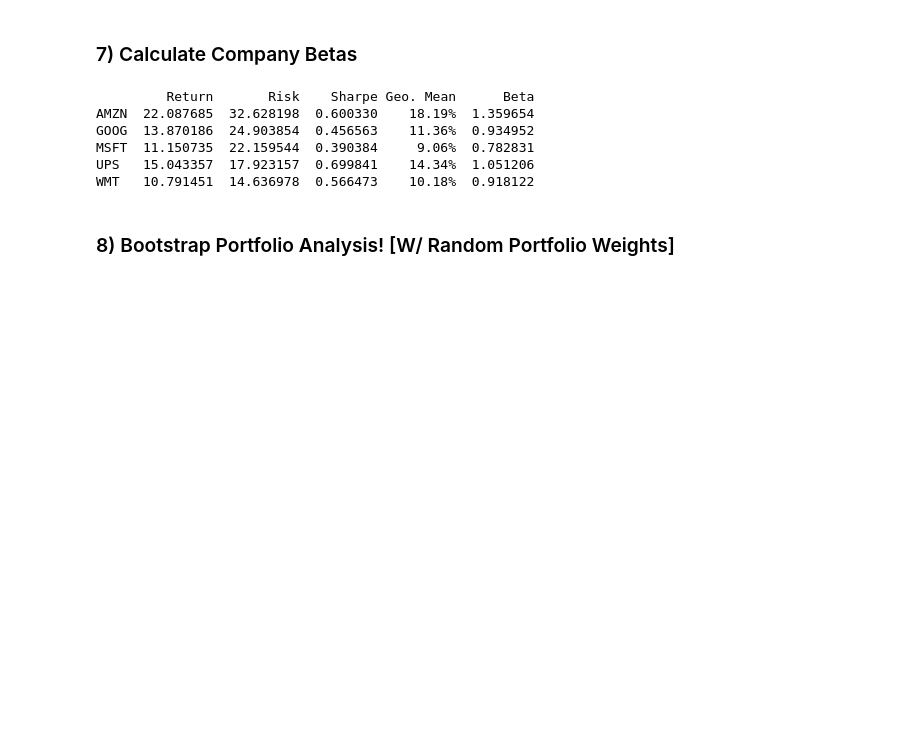
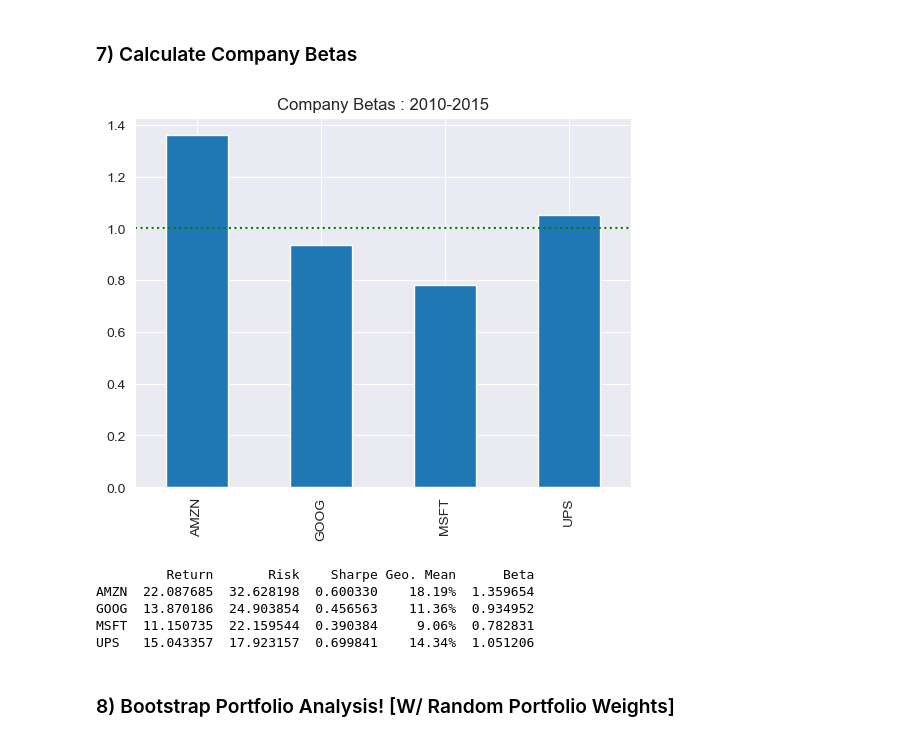
Before and after one commit to Charleybarden/PortfolioBuilder, a Jupyter notebook: ChatGPT Assignment.ipynb, the cells around one changed output. Cells and saved outputs as stored; diff of their text form; code cells hidden in the pictures; blank space fills up the shorter version.

```diff
--- a/ChatGPT Assignment.ipynb
+++ b/ChatGPT Assignment.ipynb
@@ -164,22 +191,26 @@ plt.show()
 # %%
 def get_company_betas(company_returns, market_returns):
     betas = []
     for ticker in company_returns.columns:
         model = sm.OLS(company_returns[ticker], market_returns).fit()
         beta = model.params['Close']
         betas.append(beta)
     return betas
 
 mkt_norm_price_data = analysis_mrkt_price_data.fillna(1).div(analysis_mrkt_price_data.fillna(1).iloc[0]).mul(100)
 company_stats['Beta'] = get_company_betas(norm_price_data, mkt_norm_price_data)
+company_stats.Beta.plot(kind='bar')
+plt.axhline(1, color='green', linestyle='dotted')
+plt.title('Company Betas : 2010-2015')
+plt.show()
 print(company_stats)
 # %% [output]
+[figure, added]
          Return       Risk    Sharpe Geo. Mean      Beta
 AMZN  22.087685  32.628198  0.600330    18.19%  1.359654
 GOOG  13.870186  24.903854  0.456563    11.36%  0.934952
 MSFT  11.150735  22.159544  0.390384     9.06%  0.782831
 UPS   15.043357  17.923157  0.699841    14.34%  1.051206
-WMT   10.791451  14.636978  0.566473    10.18%  0.918122
 # %% [markdown]
 ### 8) Bootstrap Portfolio Analysis! [W/ Random Portfolio Weights]
 # %%
```
Also changed, not shown: parts of 10 cells of this notebook.
